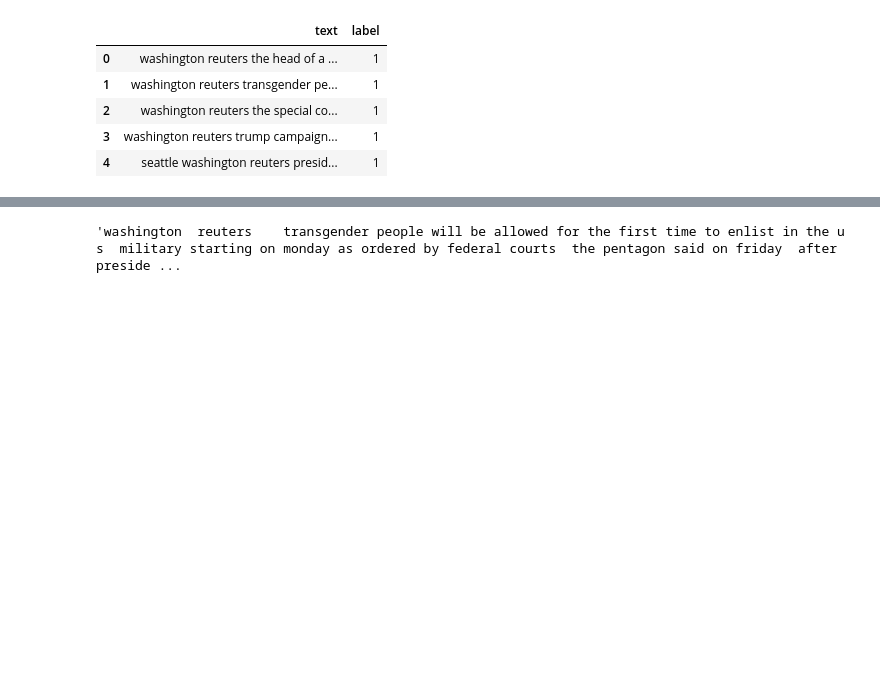
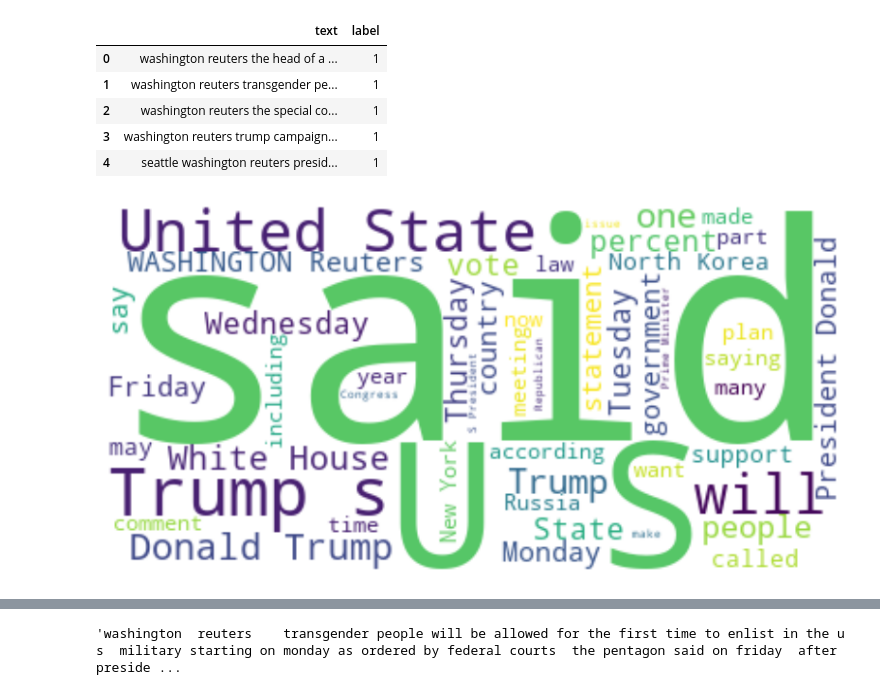
Before and after one commit to FransiscoReadyPermana/FakeNewsDetection, a Jupyter notebook: test.ipynb, the cells around one changed output, grey strips where cells are left out. Saved outputs shown, nothing was run; the diff lists cells and outputs as text; code cells hidden in the pictures; blank space fills up the shorter version.

```diff
--- a/test.ipynb
+++ b/test.ipynb
@@ -97,0 +109,21 @@ df.head()
+# %%
+#WordCloud Visualizations
+#Method for creating wordclouds
+from wordcloud import WordCloud,STOPWORDS
+
+from PIL import Image
+def display_cloud(data,color):
+    plt.subplots(figsize=(10,10))
+    # mask = np.array(Image.open(img_path))
+    wc = WordCloud(stopwords=STOPWORDS,
+                   background_color="white", contour_width=2, contour_color=color,
+                   max_words=50, max_font_size=64,
+                   random_state=42)
+    wc.generate(' '.join(data))
+    plt.imshow(wc, interpolation="bilinear")
+    plt.axis('off')
+    plt.show()
+
+display_cloud(df[df['label'] == 0]['text'],'red')
+# %% [output]
+[figure, added]
```
Also changed, not shown: parts of 11 cells of this notebook.
